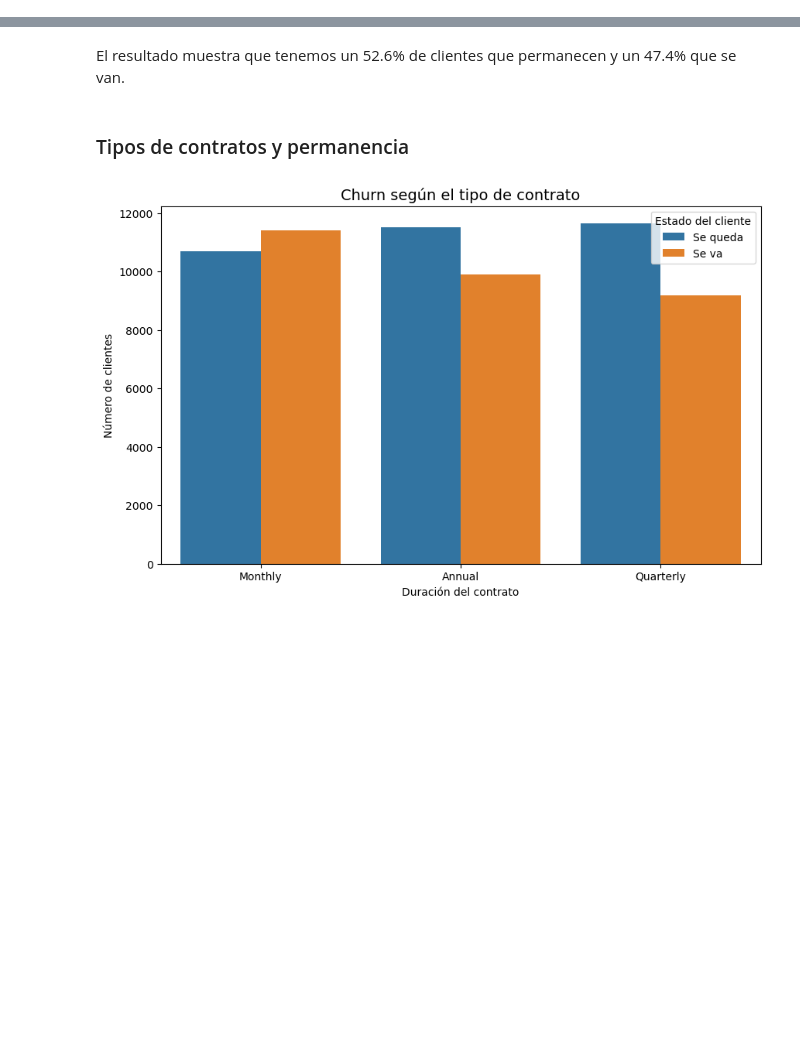
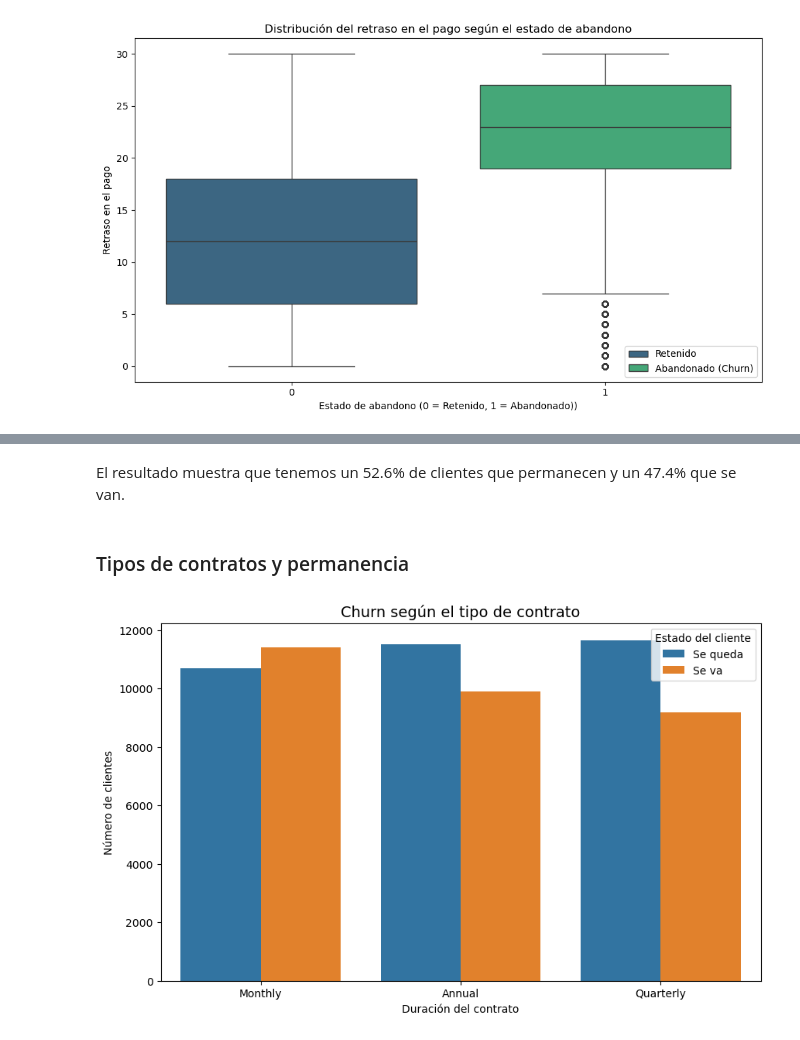
Before and after one commit to BrianSilenT/churninsight-hackaton, a Jupyter notebook: data-science/notebooks/churn.ipynb, the cells around one changed output, grey strips where cells are left out. Saved outputs shown, nothing was run; the diff lists cells and outputs as text; code cells hidden in the pictures; blank space fills up the shorter version.

```diff
--- a/data-science/notebooks/churn.ipynb
+++ b/data-science/notebooks/churn.ipynb
@@ -58,0 +208,10 @@ plt.ylabel('Count');
+# %%
+plt.figure(figsize= (10, 6))
+sns.boxplot(data= df, x= 'Churn', y= 'Payment Delay', hue= 'Churn', palette= 'viridis')
+plt.title('Distribución del retraso en el pago según el estado de abandono')
+plt.xlabel('Estado de abandono (0 = Retenido, 1 = Abandonado))')
+plt.ylabel('Retraso en el pago')
+plt.legend(labels= ['Retenido', 'Abandonado (Churn)'])
+plt.tight_layout();
+# %% [output]
+[figure, added]
```
Also changed, not shown: parts of 23 cells of this notebook.
